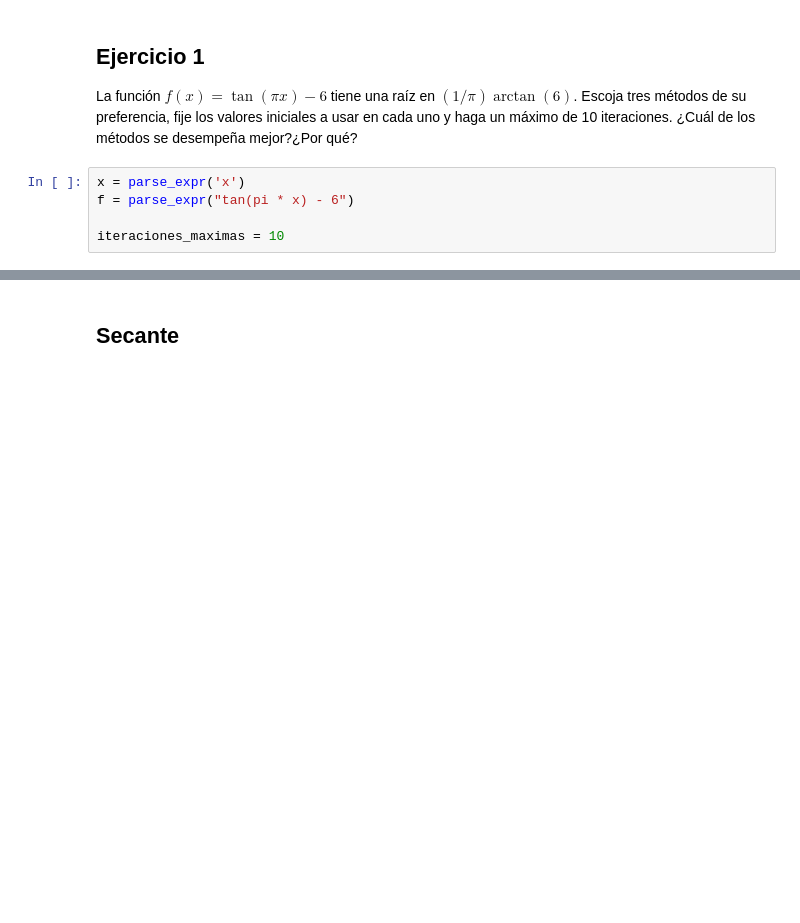
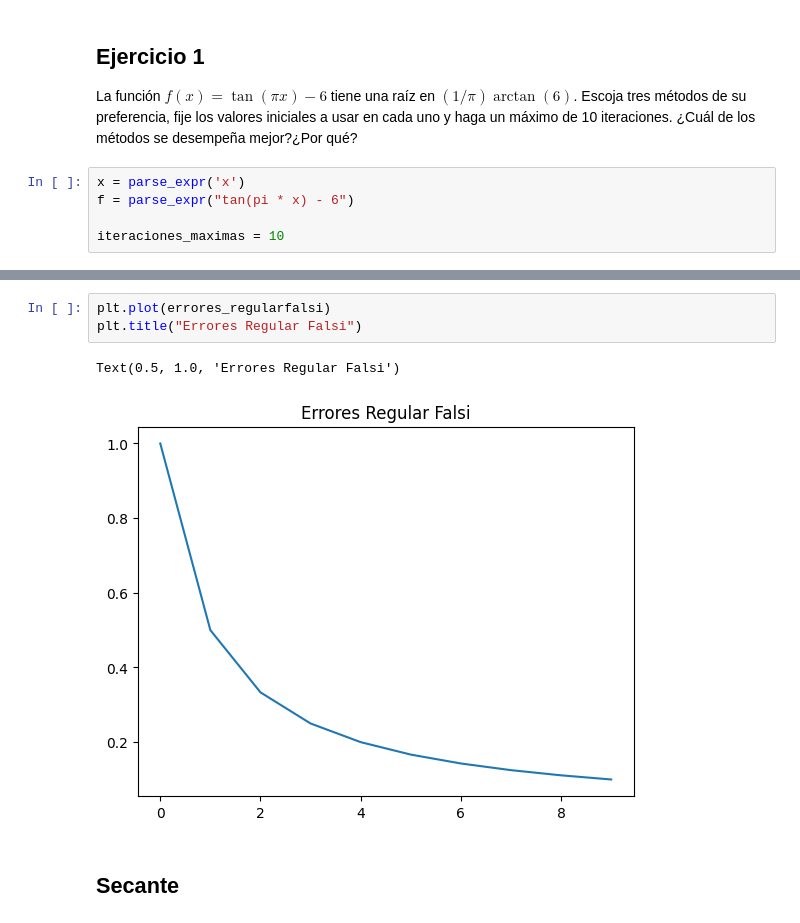
Before and after one commit to LofoMarin/Solu_Compu, a Jupyter notebook: L2 Raices.ipynb, the cells around one changed output, grey strips where cells are left out. Saved outputs shown, nothing was run; the diff lists cells and outputs as text; blank space fills up the shorter version.

```diff
--- a/L2 Raices.ipynb
+++ b/L2 Raices.ipynb
@@ -24,3 +70,9 @@ iteraciones_maximas = 10
+# %%
+plt.plot(errores_regularfalsi)
+plt.title("Errores Regular Falsi")
+# %% [output]
+Text(0.5, 1.0, 'Errores Regular Falsi')
+[figure, added]
 # %% [markdown]
 ## Secante
 # %%
```
Also changed, not shown: parts of 10 cells of this notebook, 2 other files.
